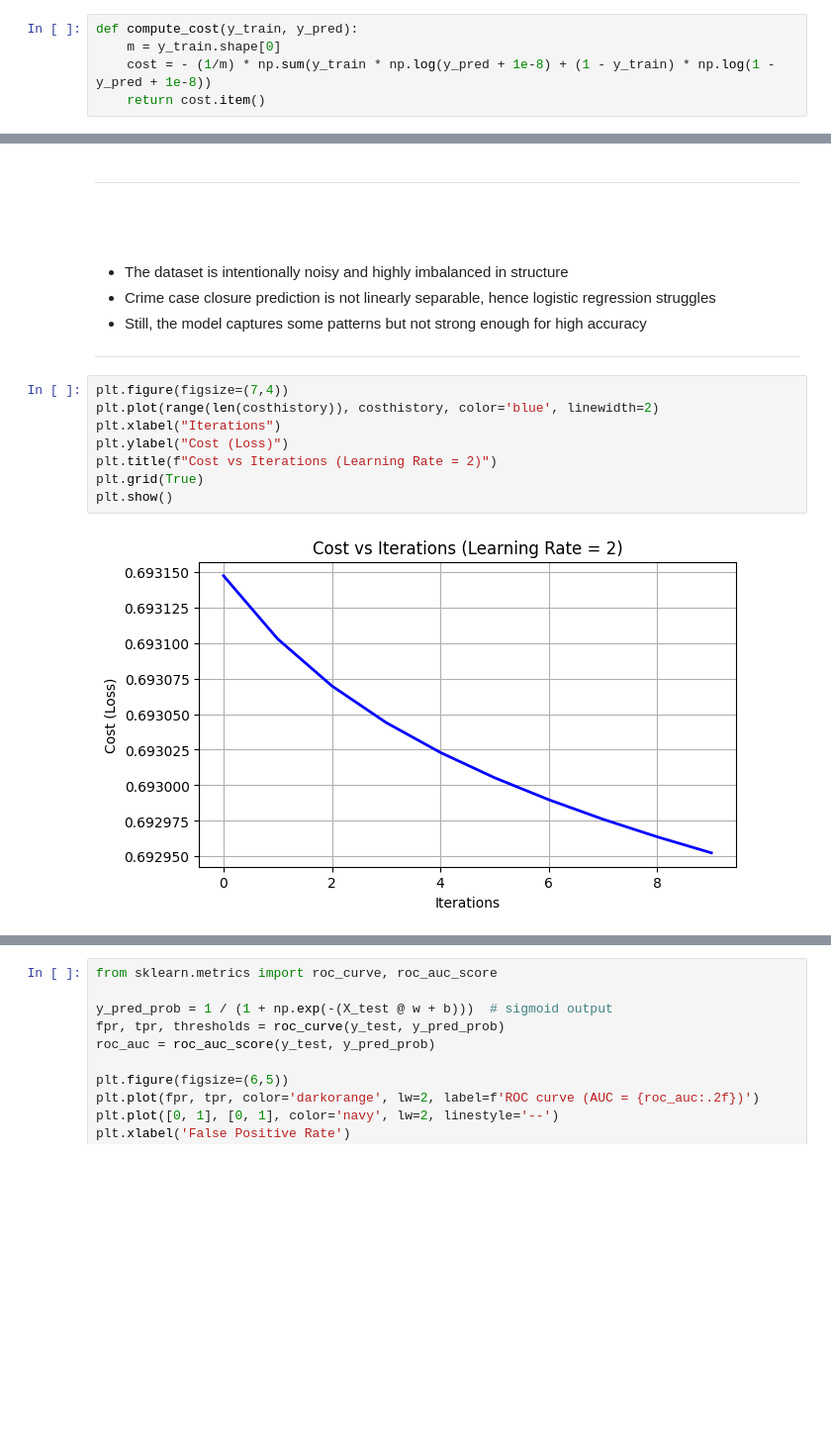
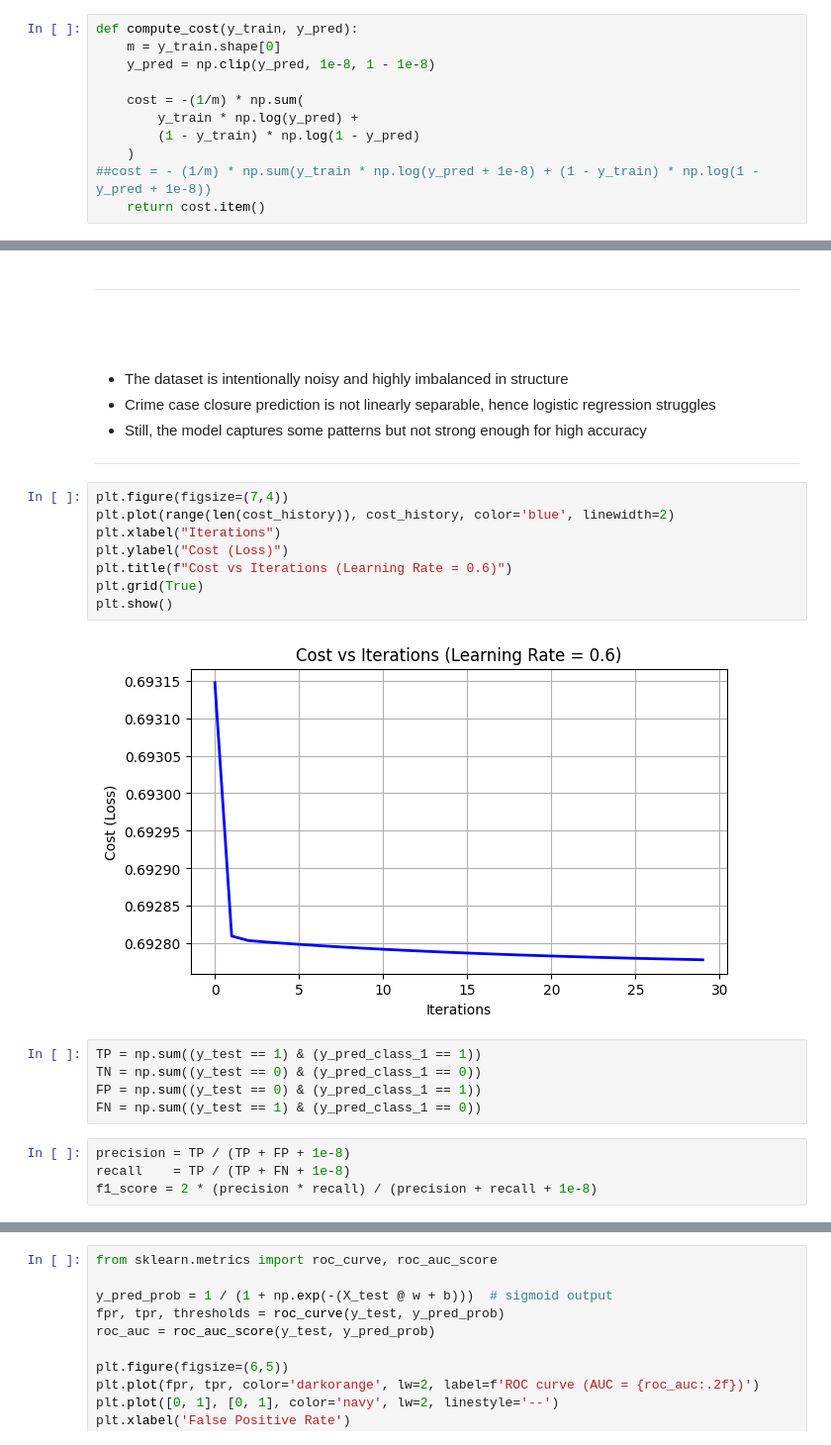
Before and after one commit to MANAS-AI-TaskPhase-25-26/Sunanda_VI, a Jupyter notebook: Logistic_Regression_CRIMINALCASE.ipynb, the cells around one changed output, grey strips where cells are left out. Shown at 99% size. Saved outputs shown, nothing was run; the diff lists cells and outputs as text; blank space fills up the shorter version.

```diff
--- a/Logistic_Regression_CRIMINALCASE.ipynb
+++ b/Logistic_Regression_CRIMINALCASE.ipynb
@@ -440,7 +440,13 @@ ________________________________________________________________________________
 # %%
 def compute_cost(y_train, y_pred):
     m = y_train.shape[0]
-    cost = - (1/m) * np.sum(y_train * np.log(y_pred + 1e-8) + (1 - y_train) * np.log(1 - y_pred + 1e-8))
+    y_pred = np.clip(y_pred, 1e-8, 1 - 1e-8)
+
+    cost = -(1/m) * np.sum(
+        y_train * np.log(y_pred) +
+        (1 - y_train) * np.log(1 - y_pred)
+    )
+##cost = - (1/m) * np.sum(y_train * np.log(y_pred + 1e-8) + (1 - y_train) * np.log(1 - y_pred + 1e-8))
     return cost.item()
 # %% [markdown]
 _________________________________________________________________________________________________________________________________________________________
@@ -753,11 +764,20 @@ ________________________________________________________________________________
 _________________________________________________________________________________________________________________________________________________________
 # %%
 plt.figure(figsize=(7,4))
-plt.plot(range(len(costhistory)), costhistory, color='blue', linewidth=2)
+plt.plot(range(len(cost_history)), cost_history, color='blue', linewidth=2)
 plt.xlabel("Iterations")
 plt.ylabel("Cost (Loss)")
-plt.title(f"Cost vs Iterations (Learning Rate = 2)")
+plt.title(f"Cost vs Iterations (Learning Rate = 0.6)")
 plt.grid(True)
 plt.show()
 # %% [output]
-[figure, old version]
+[figure, new version]
+# %%
+TP = np.sum((y_test == 1) & (y_pred_class_1 == 1))
+TN = np.sum((y_test == 0) & (y_pred_class_1 == 0))
+FP = np.sum((y_test == 0) & (y_pred_class_1 == 1))
+FN = np.sum((y_test == 1) & (y_pred_class_1 == 0))
+# %%
+precision = TP / (TP + FP + 1e-8)
+recall    = TP / (TP + FN + 1e-8)
+f1_score = 2 * (precision * recall) / (precision + recall + 1e-8)
```
Also changed, not shown: parts of 22 cells of this notebook.
